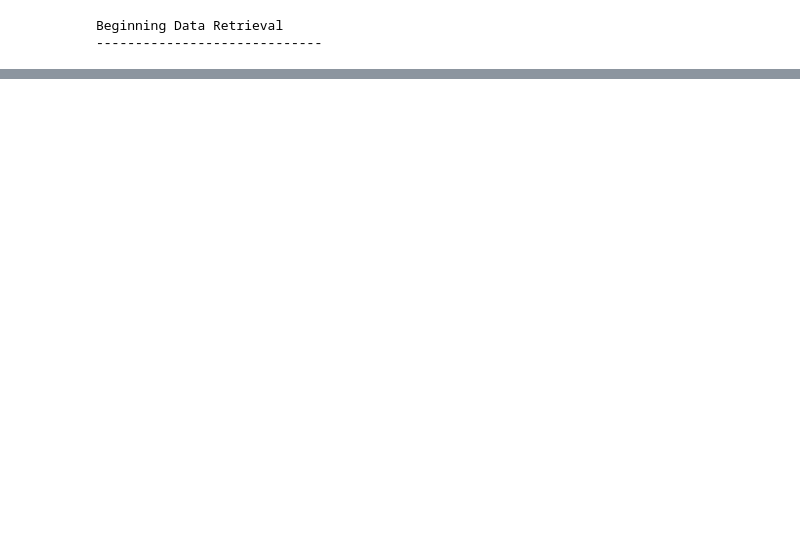
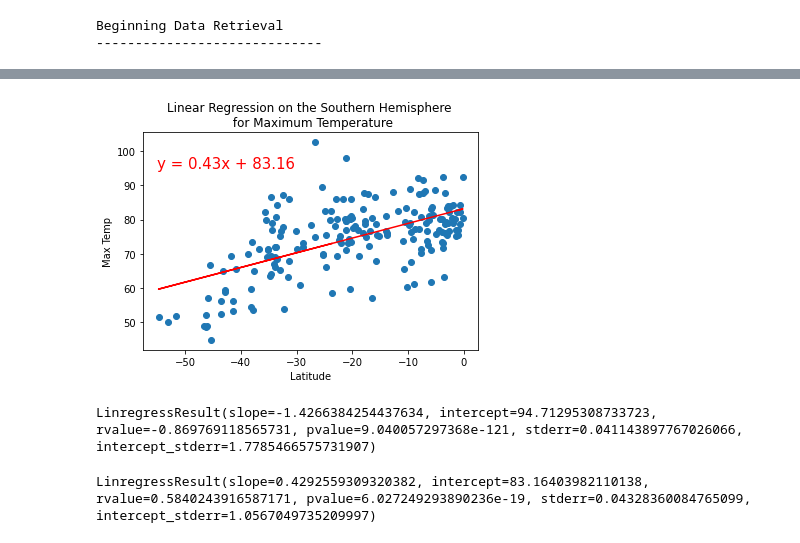
Before and after one commit to es2681/World_Weather_Analysis, a Jupyter notebook: WeatherPy.ipynb, the cells around one changed output, grey strips where cells are left out. Saved outputs shown, nothing was run; the diff lists cells and outputs as text; code cells hidden in the pictures; blank space fills up the shorter version.

```diff
--- a/WeatherPy.ipynb
+++ b/WeatherPy.ipynb
@@ -285,0 +365,17 @@ pt
+# %%
+# Linear regression on the Southern Hemisphere
+x_values = southern_hemi_df["Lat"]
+y_values = southern_hemi_df["Max Temp"]
+# Call the function.
+plot_linear_regression(x_values, y_values,
+                       'Linear Regression on the Southern Hemisphere \n for Maximum Temperature', 'Max Temp',(-55,95))
+# %% [output]
+[figure, added]
+# %%
+linregress(northern_hemi_df["Lat"], northern_hemi_df["Max Temp"])
+# %% [output]
+LinregressResult(slope=-1.4266384254437634, intercept=94.71295308733723, rvalue=-0.869769118565731, pvalue=9.040057297368e-121, stderr=0.041143897767026066, intercept_stderr=1.7785466575731907)
+# %%
+linregress(southern_hemi_df["Lat"], southern_hemi_df["Max Temp"])
+# %% [output]
+LinregressResult(slope=0.4292559309320382, intercept=83.16403982110138, rvalue=0.5840243916587171, pvalue=6.027249293890236e-19, stderr=0.04328360084765099, intercept_stderr=1.0567049735209997)
```
Also changed, not shown: parts of 27 cells of this notebook, 6 other files.
